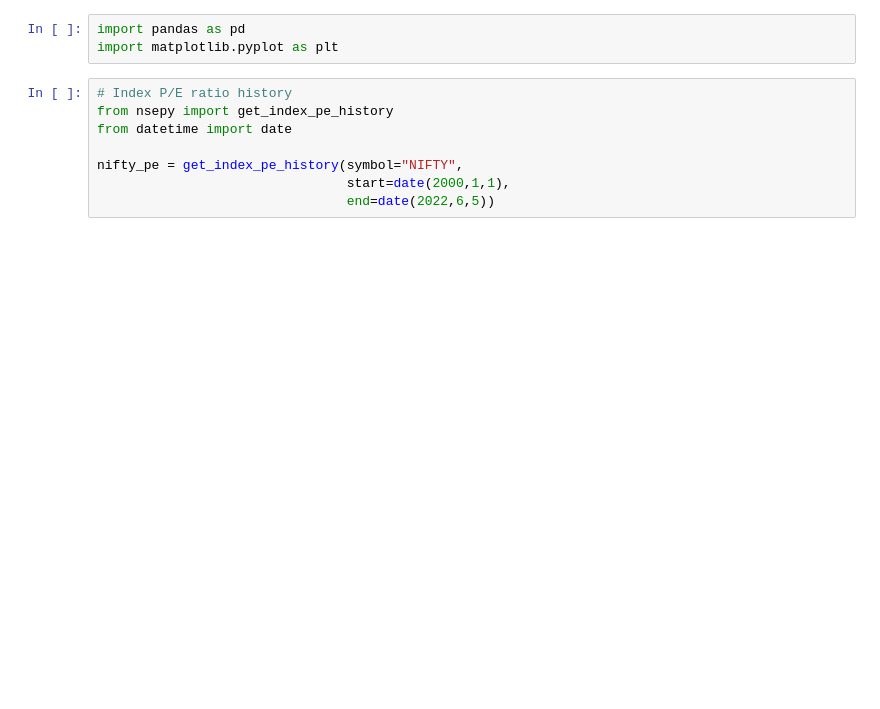
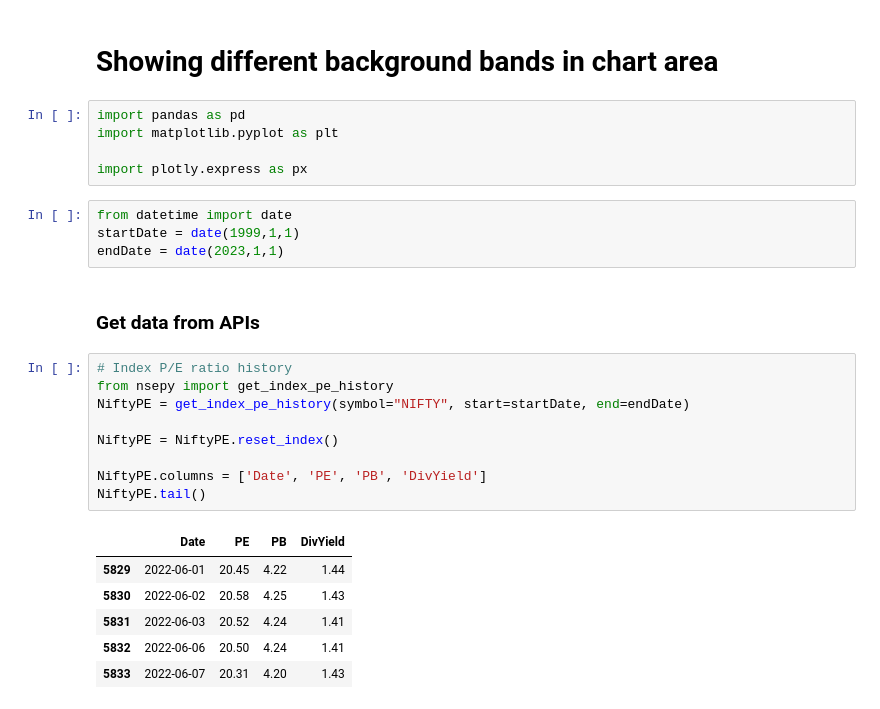
Before and after one commit to 1dhavalpatel/PythonForDS, a Jupyter notebook: Visualization/DifferentBackgroundColourAreas.ipynb, the cells around one changed output. Drawn from its saved outputs; the diff is of its cells as text; blank space fills up the shorter version.

```diff
--- a/Visualization/DifferentBackgroundColourAreas.ipynb
+++ b/Visualization/DifferentBackgroundColourAreas.ipynb
@@ -1,11 +1,29 @@
+# %% [markdown]
+# Showing different background bands in chart area
 # %%
 import pandas as pd
 import matplotlib.pyplot as plt
+
+import plotly.express as px
+# %%
+from datetime import date
+startDate = date(1999,1,1)
+endDate = date(2023,1,1)
+# %% [markdown]
+### Get data from APIs
 # %%
 # Index P/E ratio history
 from nsepy import get_index_pe_history
-from datetime import date
+NiftyPE = get_index_pe_history(symbol="NIFTY", start=startDate, end=endDate)
 
-nifty_pe = get_index_pe_history(symbol="NIFTY",
-                                start=date(2000,1,1),
-                                end=date(2022,6,5))
+NiftyPE = NiftyPE.reset_index()
+
+NiftyPE.columns = ['Date', 'PE', 'PB', 'DivYield']
+NiftyPE.tail()
+# %% [output]
+|  | Date | PE | PB | DivYield |
+| 5829 | 2022-06-01 | 20.45 | 4.22 | 1.44 |
+| 5830 | 2022-06-02 | 20.58 | 4.25 | 1.43 |
+| 5831 | 2022-06-03 | 20.52 | 4.24 | 1.41 |
+| 5832 | 2022-06-06 | 20.50 | 4.24 | 1.41 |
+| 5833 | 2022-06-07 | 20.31 | 4.20 | 1.43 |
```
Also changed, not shown: parts of 14 cells of this notebook.
